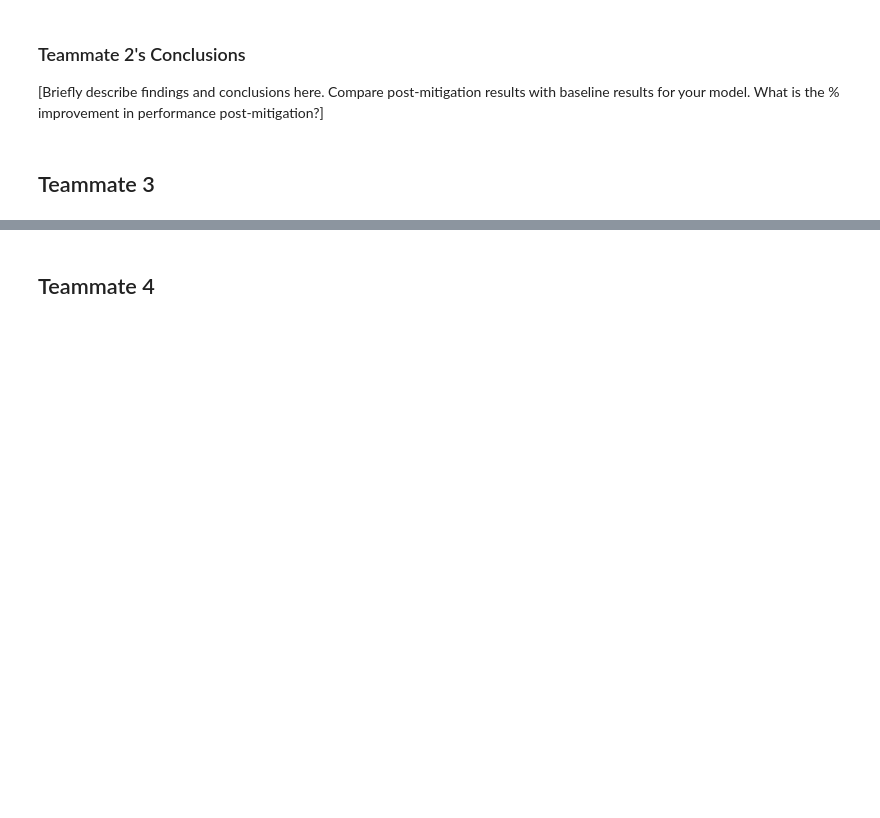
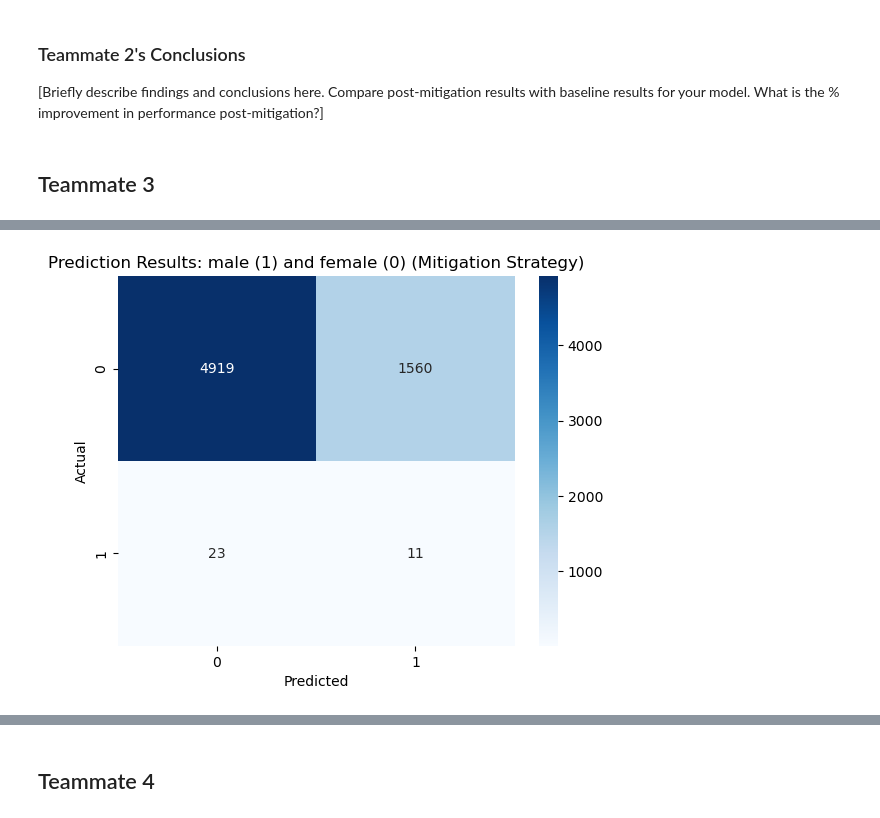
Before and after one commit to henry-AY/CS108-212-STAT108-212-W26-Course-Project, a Jupyter notebook: Week_6/CS108_212_STAT108_212_W26_Course_Project_Bias_Mitigation-2.ipynb, the cells around one changed output, grey strips where cells are left out. Drawn from its saved outputs; the diff is of its cells as text; code cells hidden in the pictures; blank space fills up the shorter version.

```diff
--- a/Week_6/CS108_212_STAT108_212_W26_Course_Project_Bias_Mitigation-2.ipynb
+++ b/Week_6/CS108_212_STAT108_212_W26_Course_Project_Bias_Mitigation-2.ipynb
@@ -675,0 +675,22 @@ pprint(results_mitigated)
+# %%
+from fairlearn.reductions import ExponentiatedGradient, EqualizedOdds
+from sklearn.svm import LinearSVC
+
+# NOTE: This might take a minute or two to run (depending on your hardware because of how the gradient fairlearn works)
+
+mitigated_model = LinearSVC(max_iter = 5000)
+mitigator = ExponentiatedGradient(estimator=mitigated_model, constraints=EqualizedOdds(), eps=0.01)
+mitigator.fit(X_train, y_train, sensitive_features = group_labels_train)
+
+y_pred_mitigated = mitigator.predict(X_test)
+
+results_mitigated = evaluate_model(y_test, y_pred_mitigated, group_labels_test)
+
+# Save your results to all_mitigated_results
+results_mitigated['teammate'] = 'Henry Yost'
+results_mitigated['experiment_type'] = 'post-mitigation'
+results_mitigated['predictor_model'] = "SVM with group Thresholds"
+results_mitigated['mitigation_strategy'] = "inprocessing"
+all_mitigated_results.append(results_mitigated)
+
+pprint(results_mitigated)
@@ -675,0 +707,12 @@ pprint(results_mitigated)
+# %%
+from sklearn.metrics import confusion_matrix
+
+confusion_m_eps_low = confusion_matrix(y_pred_mitigated, y_test)
+
+sns.heatmap(confusion_m_eps_low, annot=True, fmt="d", cmap="Blues")
+plt.xlabel("Predicted")
+plt.ylabel("Actual")
+plt.title("Prediction Results: male (1) and female (0) (Mitigation Strategy)")
+plt.show()
+# %% [output]
+[figure, added]
```
Also changed, not shown: parts of 14 cells of this notebook.
